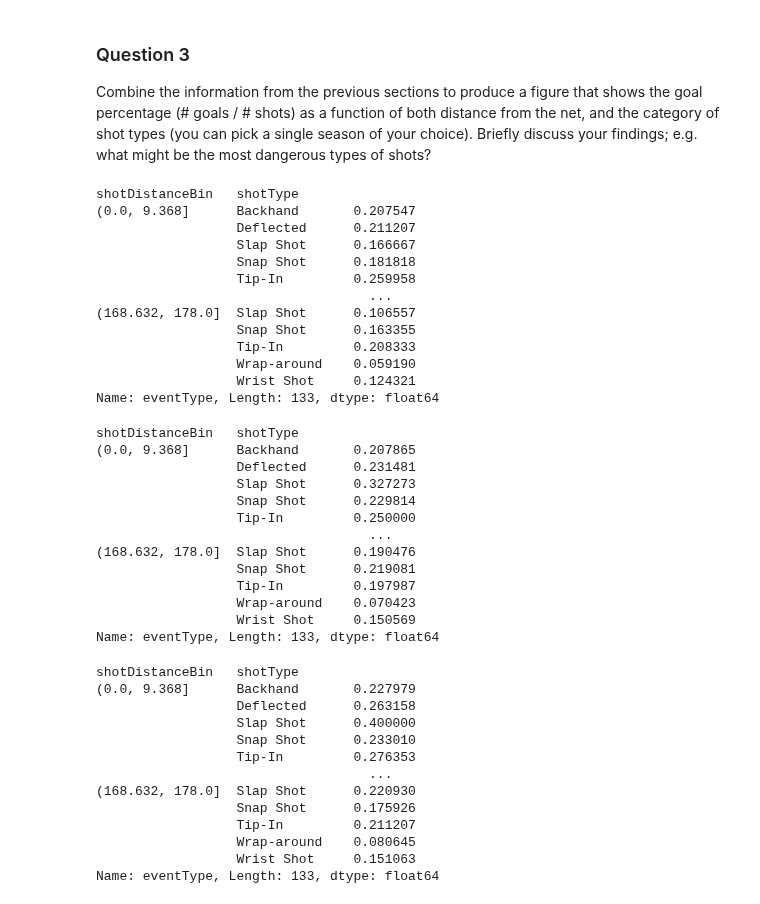
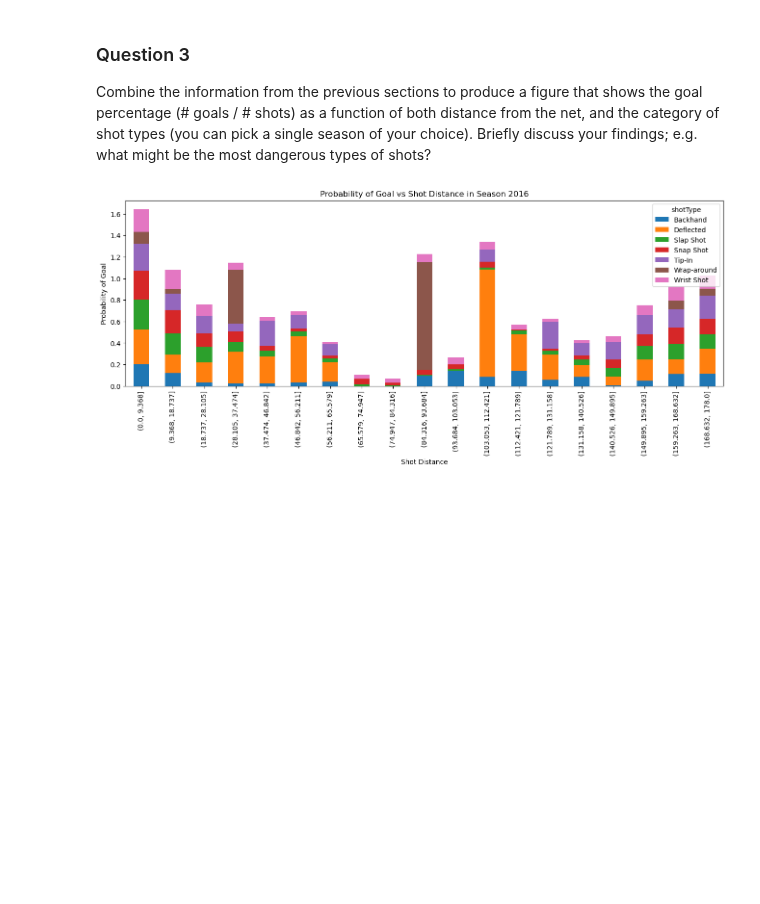
Before and after one commit to K-kiron/NHL-Analysis, a Jupyter notebook: Milestone1/visualizations/simple_visualization.ipynb, the cells around one changed output. Cells and saved outputs as stored; diff of their text form; code cells hidden in the pictures; blank space fills up the shorter version.

```diff
--- a/Milestone1/visualizations/simple_visualization.ipynb
+++ b/Milestone1/visualizations/simple_visualization.ipynb
@@ -166,62 +161,25 @@ calculate_probability_distance(2018, 2020)
 Combine the information from the previous sections to produce a figure that shows the goal percentage (# goals / # shots) as a function of both distance from the net, and the category of shot types (you can pick a single season of your choice).
 Briefly discuss your findings; e.g. what might be the most dangerous types of shots?
 # %%
-def calculate_probability_distance_shottypes(start_year, end_year):
-    num_year = end_year - start_year + 1
-    for i in range(num_year):
-        year = start_year + i
-        df = season_integration(DATA_PATH, year, 'regular')
-        df['shotDistance'] = df.apply(calculate_shot_distance, axis=1)
-        df['shotDistanceBin'] = pd.cut(df['shotDistance'], bins=bins)
-        df_shot = df[df['eventType'] == 'Shot'].reset_index(drop=True)
-        df_goal = df[df['eventType'] == 'Goal'].reset_index(drop=True)
-        df_goal_count = df_goal.groupby(['shotDistanceBin', 'shotType']).count()['eventType']
-        df_total_count = df.groupby(['shotDistanceBin', 'shotType']).count()['eventType']
-        df_goal_prob = df_goal_count / df_total_count
-        # display(df_goal_prob)
-        # We only draw the bar plot, for each bin among the 20 bins, we can calculate the percentage for each shot type and show the shot types using different colors
+def calculate_probability_distance_shottypes(year):
+    df = year_integration(DATA_PATH, year)
+    df['shotDistance'] = df.apply(calculate_shot_distance, axis=1)
+    df['shotDistanceBin'] = pd.cut(df['shotDistance'], bins=bins)
+    df_shot = df[df['eventType'] == 'Shot'].reset_index(drop=True)
+    df_goal = df[df['eventType'] == 'Goal'].reset_index(drop=True)
+    df_goal_count = df_goal.groupby(['shotDistanceBin', 'shotType']).count()['eventType']
+    df_total_count = df.groupby(['shotDistanceBin', 'shotType']).count()['eventType']
+    df_goal_prob = df_goal_count / df_total_count
+    df_goal_prob = df_goal_prob.unstack()
+    df_goal_prob.plot(kind='bar', stacked=True, figsize=(16, 5))
+    plt.xlabel('Shot Distance')
+    plt.ylabel('Probability of Goal')
+    plt.title('Probability of Goal vs Shot Distance in Season {}'.format(year))
+    plt.show()
 
 
 
 
-# calculate_probability_distance_shottypes(2018, 2020)
+calculate_probability_distance_shottypes(2016)
 # %% [output]
-shotDistanceBin   shotType
-(0.0, 9.368]      Backhand       0.207547
-                  Deflected      0.211207
-                  Slap Shot      0.166667
-                  Snap Shot      0.181818
-                  Tip-In         0.259958
-                                   ...
-(168.632, 178.0]  Slap Shot      0.106557
-                  Snap Shot      0.163355
-                  Tip-In         0.208333
-                  Wrap-around    0.059190
-                  Wrist Shot     0.124321
-Name: eventType, Length: 133, dtype: float64
-shotDistanceBin   shotType
-(0.0, 9.368]      Backhand       0.207865
-                  Deflected      0.231481
-                  Slap Shot      0.327273
-                  Snap Shot      0.229814
-                  Tip-In         0.250000
-                                   ...
-(168.632, 178.0]  Slap Shot      0.190476
-                  Snap Shot      0.219081
-                  Tip-In         0.197987
-                  Wrap-around    0.070423
-                  Wrist Shot     0.150569
-Name: eventType, Length: 133, dtype: float64
-shotDistanceBin   shotType
-(0.0, 9.368]      Backhand       0.227979
-                  Deflected      0.263158
-                  Slap Shot      0.400000
-                  Snap Shot      0.233010
-                  Tip-In         0.276353
-                                   ...
-(168.632, 178.0]  Slap Shot      0.220930
-                  Snap Shot      0.175926
-                  Tip-In         0.211207
-                  Wrap-around    0.080645
-                  Wrist Shot     0.151063
-Name: eventType, Length: 133, dtype: float64
+[figure, added]
```
Also changed, not shown: parts of 3 cells of this notebook.
